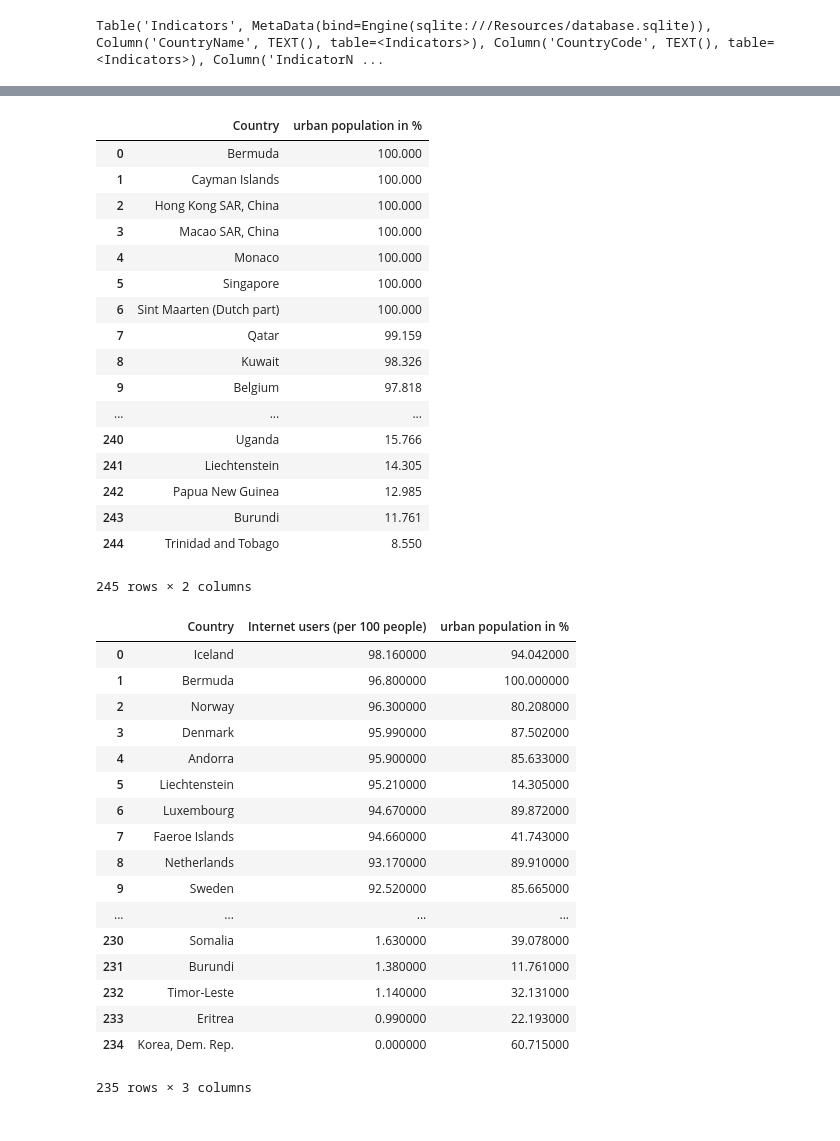
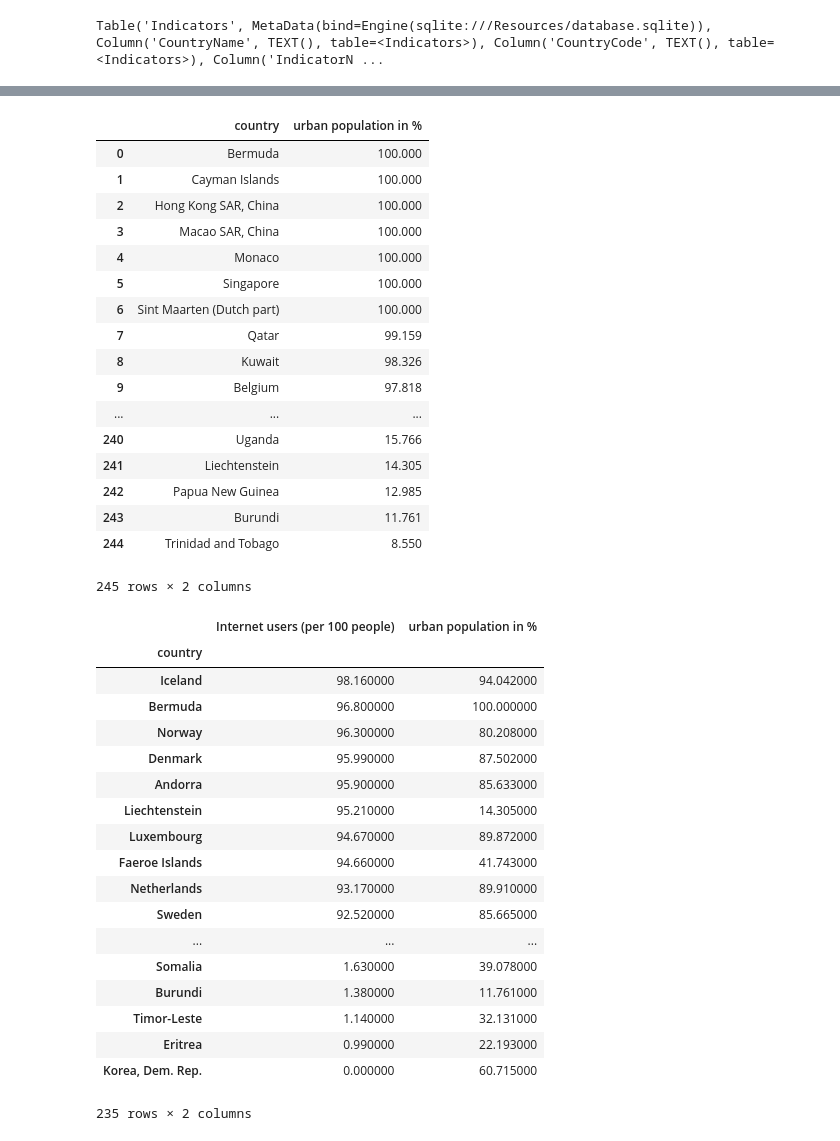
Before and after one commit to hjeffreywang/UCI-Bootcamp-Project-2-ETL, a Jupyter notebook: Development_indicator_transform.ipynb, the cells around one changed output, grey strips where cells are left out. Saved outputs shown, nothing was run; the diff lists cells and outputs as text; code cells hidden in the pictures.

Commit message:
csv of dataframe for merging

```diff
--- a/Development_indicator_transform.ipynb
+++ b/Development_indicator_transform.ipynb
@@ -90,7 +84,7 @@ internet_data=engine.execute("SELECT CountryName, Value \
 #creating dataframe from query
 internet_pd=pd.DataFrame(internet_data)
 #set column names 'Internet users (per 100 people)'
-internet_pd.columns = ['Country', 'Internet users (per 100 people)']
+internet_pd.columns = ['country', 'Internet users (per 100 people)']
 # %%
 #preview
 internet_pd
@@ -121,12 +115,12 @@ urbanpop_data=engine.execute("SELECT CountryName, Value \
                     ORDER BY Value DESC;")
 #creating dataframe from query
 urbanpop_pd=pd.DataFrame(urbanpop_data)
-urbanpop_pd.columns = ['Country', 'urban population in %']
+urbanpop_pd.columns = ['country', 'urban population in %']
 #set column names 'urban population in %'
 # %%
 urbanpop_pd
 # %% [output]
-|  | Country | urban population in % |
+|  | country | urban population in % |
 | 0 | Bermuda | 100.000 |
 | 1 | Cayman Islands | 100.000 |
 | 2 | Hong Kong SAR, China | 100.000 |
@@ -145,24 +139,26 @@ urbanpop_pd
 | 244 | Trinidad and Tobago | 8.550 |
 245 rows × 2 columns
 # %%
-joined_pd=pd.merge(internet_pd, urbanpop_pd, on='Country')
+joined_pd=pd.merge(internet_pd, urbanpop_pd, on='country')
+joined_pd=joined_pd.set_index('country')
 joined_pd
 # %% [output]
-|  | Country | Internet users (per 100 people) | urban population in % |
-| 0 | Iceland | 98.160000 | 94.042000 |
-| 1 | Bermuda | 96.800000 | 100.000000 |
-| 2 | Norway | 96.300000 | 80.208000 |
-| 3 | Denmark | 95.990000 | 87.502000 |
-| 4 | Andorra | 95.900000 | 85.633000 |
-| 5 | Liechtenstein | 95.210000 | 14.305000 |
-| 6 | Luxembourg | 94.670000 | 89.872000 |
-| 7 | Faeroe Islands | 94.660000 | 41.743000 |
-| 8 | Netherlands | 93.170000 | 89.910000 |
-| 9 | Sweden | 92.520000 | 85.665000 |
-| ... | ... | ... | ... |
-| 230 | Somalia | 1.630000 | 39.078000 |
-| 231 | Burundi | 1.380000 | 11.761000 |
-| 232 | Timor-Leste | 1.140000 | 32.131000 |
-| 233 | Eritrea | 0.990000 | 22.193000 |
-| 234 | Korea, Dem. Rep. | 0.000000 | 60.715000 |
+|  | Internet users (per 100 people) | urban population in % |
+| country |  |  |
+| Iceland | 98.160000 | 94.042000 |
+| Bermuda | 96.800000 | 100.000000 |
+| Norway | 96.300000 | 80.208000 |
+| Denmark | 95.990000 | 87.502000 |
+| Andorra | 95.900000 | 85.633000 |
+| Liechtenstein | 95.210000 | 14.305000 |
+| Luxembourg | 94.670000 | 89.872000 |
+| Faeroe Islands | 94.660000 | 41.743000 |
+| Netherlands | 93.170000 | 89.910000 |
+| Sweden | 92.520000 | 85.665000 |
+| ... | ... | ... |
+| Somalia | 1.630000 | 39.078000 |
+| Burundi | 1.380000 | 11.761000 |
+| Timor-Leste | 1.140000 | 32.131000 |
+| Eritrea | 0.990000 | 22.193000 |
+| Korea, Dem. Rep. | 0.000000 | 60.715000 |
-235 rows × 3 columns
+235 rows × 2 columns
```
Also changed, not shown: parts of 4 cells of this notebook, 1 other file.
